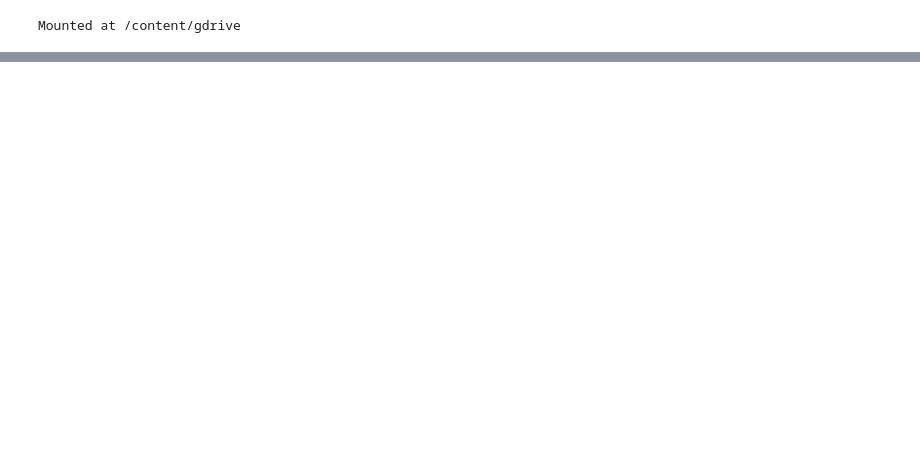
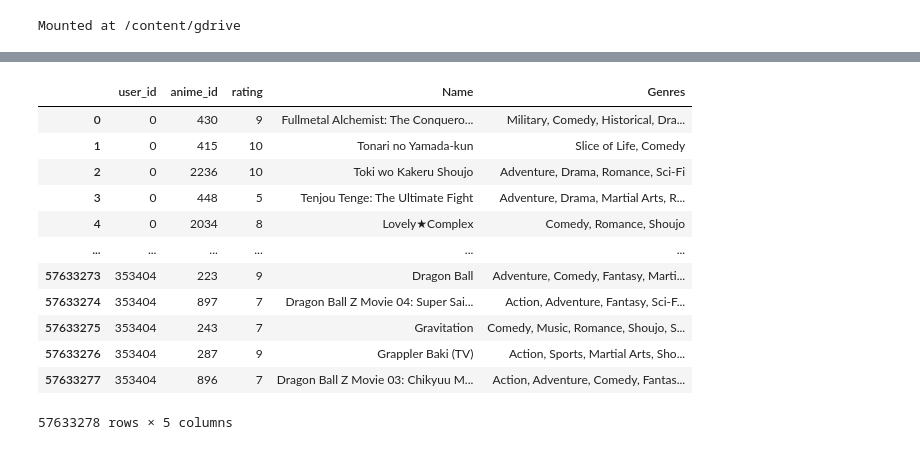
Before and after one commit to el-thobhy/Recommendation-system, a Jupyter notebook: Recommendation_System.ipynb, the cells around one changed output, grey strips where cells are left out. Saved outputs shown, nothing was run; the diff lists cells and outputs as text; code cells hidden in the pictures; blank space fills up the shorter version.

```diff
--- a/Recommendation_System.ipynb
+++ b/Recommendation_System.ipynb
@@ -39,0 +258,3 @@ Downloading anime-recommendations-database.zip to /content
+# %%
+df_anime_clean.columns = ['anime_id', 'Name', 'Genres']
+df_anime_clean.columns
@@ -39,0 +297,25 @@ Downloading anime-recommendations-database.zip to /content
+# %%
+df_anime_clean.dropna(axis=0, inplace=True)
+df_rating.dropna(axis=0, inplace=True)
+# %%
+df_rating = df_rating.sort_values('user_id').astype('int')
+# %%
+df_anime_clean.drop_duplicates(subset=['Name'], keep='first', inplace=True)
+df_rating.drop_duplicates(subset=['user_id','anime_id'], keep='first', inplace=True)
+# %%
+merge_df = pd.merge(df_rating, df_anime_clean, how='left', on='anime_id')
+merge_df
+# %% [output]
+|  | user_id | anime_id | rating | Name | Genres |
+| 0 | 0 | 430 | 9 | Fullmetal Alchemist: The Conquero... | Military, Comedy, Historical, Dra... |
+| 1 | 0 | 415 | 10 | Tonari no Yamada-kun | Slice of Life, Comedy |
+| 2 | 0 | 2236 | 10 | Toki wo Kakeru Shoujo | Adventure, Drama, Romance, Sci-Fi |
+| 3 | 0 | 448 | 5 | Tenjou Tenge: The Ultimate Fight | Adventure, Drama, Martial Arts, R... |
+| 4 | 0 | 2034 | 8 | Lovely★Complex | Comedy, Romance, Shoujo |
+| ... | ... | ... | ... | ... | ... |
+| 57633273 | 353404 | 223 | 9 | Dragon Ball | Adventure, Comedy, Fantasy, Marti... |
+| 57633274 | 353404 | 897 | 7 | Dragon Ball Z Movie 04: Super Sai... | Action, Adventure, Fantasy, Sci-F... |
+| 57633275 | 353404 | 243 | 7 | Gravitation | Comedy, Music, Romance, Shoujo, S... |
+| 57633276 | 353404 | 287 | 9 | Grappler Baki (TV) | Action, Sports, Martial Arts, Sho... |
+| 57633277 | 353404 | 896 | 7 | Dragon Ball Z Movie 03: Chikyuu M... | Action, Adventure, Comedy, Fantas... |
+57633278 rows × 5 columns
```
Also changed, not shown: parts of 29 cells of this notebook.
